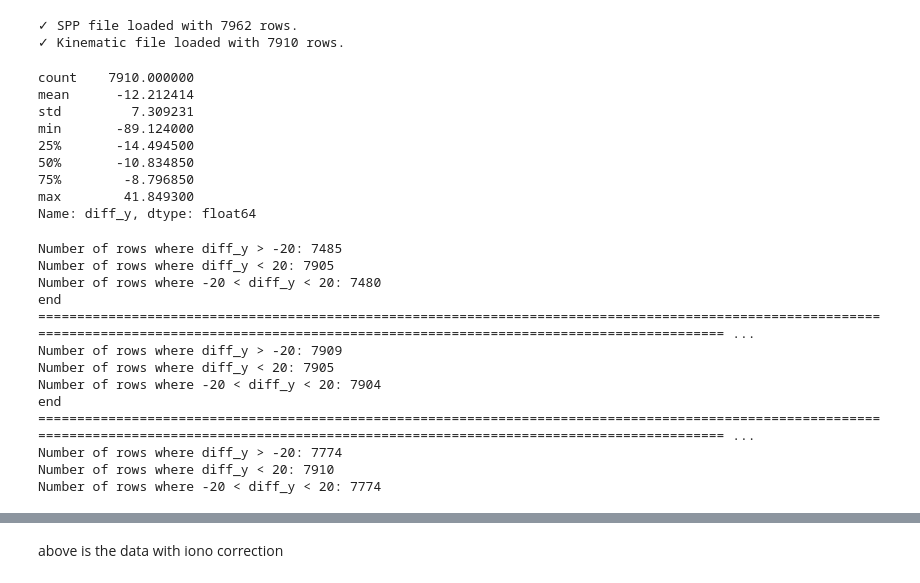
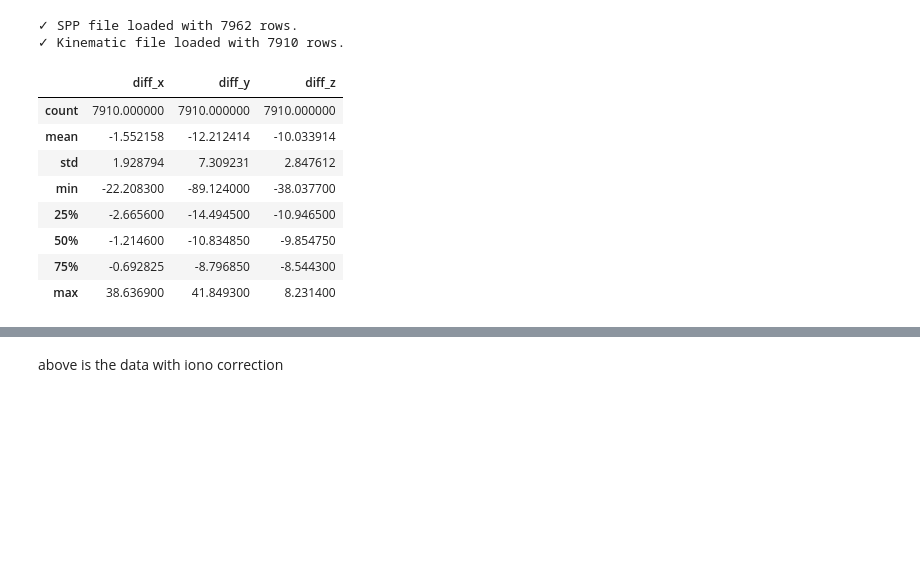
Before and after one commit to ZeyadSaleh-ejust/RTKCorrection, a Jupyter notebook: src/research/NN_ensamble_gemy_modified_by_zeyad.ipynb, the cells around one changed output, grey strips where cells are left out. Cells and saved outputs as stored; diff of their text form; code cells hidden in the pictures; blank space fills up the shorter version.

```diff
--- a/src/research/NN_ensamble_gemy_modified_by_zeyad.ipynb
+++ b/src/research/NN_ensamble_gemy_modified_by_zeyad.ipynb
@@ -231,38 +146,14 @@ unified_df, feature_cols, spp_x, spp_y, spp_z = load_and_unify_data(spp_filepath
 ✓ SPP file loaded with 7962 rows.
 ✓ Kinematic file loaded with 7910 rows.
 # %%
-unified_df['diff_y'].describe()
+unified_df[['diff_x','diff_y','diff_z']].describe()
 # %% [output]
-count    7910.000000
-mean      -12.212414
-std         7.309231
-min       -89.124000
-25%       -14.494500
-50%       -10.834850
-75%        -8.796850
-max        41.849300
-Name: diff_y, dtype: float64
+|  | diff_x | diff_y | diff_z |
+| count | 7910.000000 | 7910.000000 | 7910.000000 |
+| mean | -1.552158 | -12.212414 | -10.033914 |
+| std | 1.928794 | 7.309231 | 2.847612 |
+| min | -22.208300 | -89.124000 | -38.037700 |
+| 25% | -2.665600 | -14.494500 | -10.946500 |
+| 50% | -1.214600 | -10.834850 | -9.854750 |
+| 75% | -0.692825 | -8.796850 | -8.544300 |
+| max | 38.636900 | 41.849300 | 8.231400 |
-# %%
-print(f"Number of rows where diff_y > -20: {len(unified_df[unified_df['diff_y'] > -20])}")
-print(f"Number of rows where diff_y < 20: {len(unified_df[unified_df['diff_y'] < 20])}")
-print(f"Number of rows where -20 < diff_y < 20: {len(unified_df[(unified_df['diff_y'] > -20) & (unified_df['diff_y'] < 20)])}")
-print("end","===="*50)
-print(f"Number of rows where diff_y > -20: {len(unified_df[unified_df['diff_x'] > -20])}")
-print(f"Number of rows where diff_y < 20: {len(unified_df[unified_df['diff_x'] < 20])}")
-print(f"Number of rows where -20 < diff_y < 20: {len(unified_df[(unified_df['diff_x'] > -20) & (unified_df['diff_x'] < 20)])}")
-print("end","===="*50)
-print(f"Number of rows where diff_y > -20: {len(unified_df[unified_df['diff_z'] > -20])}")
-print(f"Number of rows where diff_y < 20: {len(unified_df[unified_df['diff_z'] < 20])}")
-print(f"Number of rows where -20 < diff_y < 20: {len(unified_df[(unified_df['diff_z'] > -20) & (unified_df['diff_z'] < 20)])}")
-# %% [output]
-Number of rows where diff_y > -20: 7485
-Number of rows where diff_y < 20: 7905
-Number of rows where -20 < diff_y < 20: 7480
-end ==================================================================================================================================================================================================== ...
-Number of rows where diff_y > -20: 7909
-Number of rows where diff_y < 20: 7905
-Number of rows where -20 < diff_y < 20: 7904
-end ==================================================================================================================================================================================================== ...
-Number of rows where diff_y > -20: 7774
-Number of rows where diff_y < 20: 7910
-Number of rows where -20 < diff_y < 20: 7774
```
Also changed, not shown: parts of 20 cells of this notebook.
